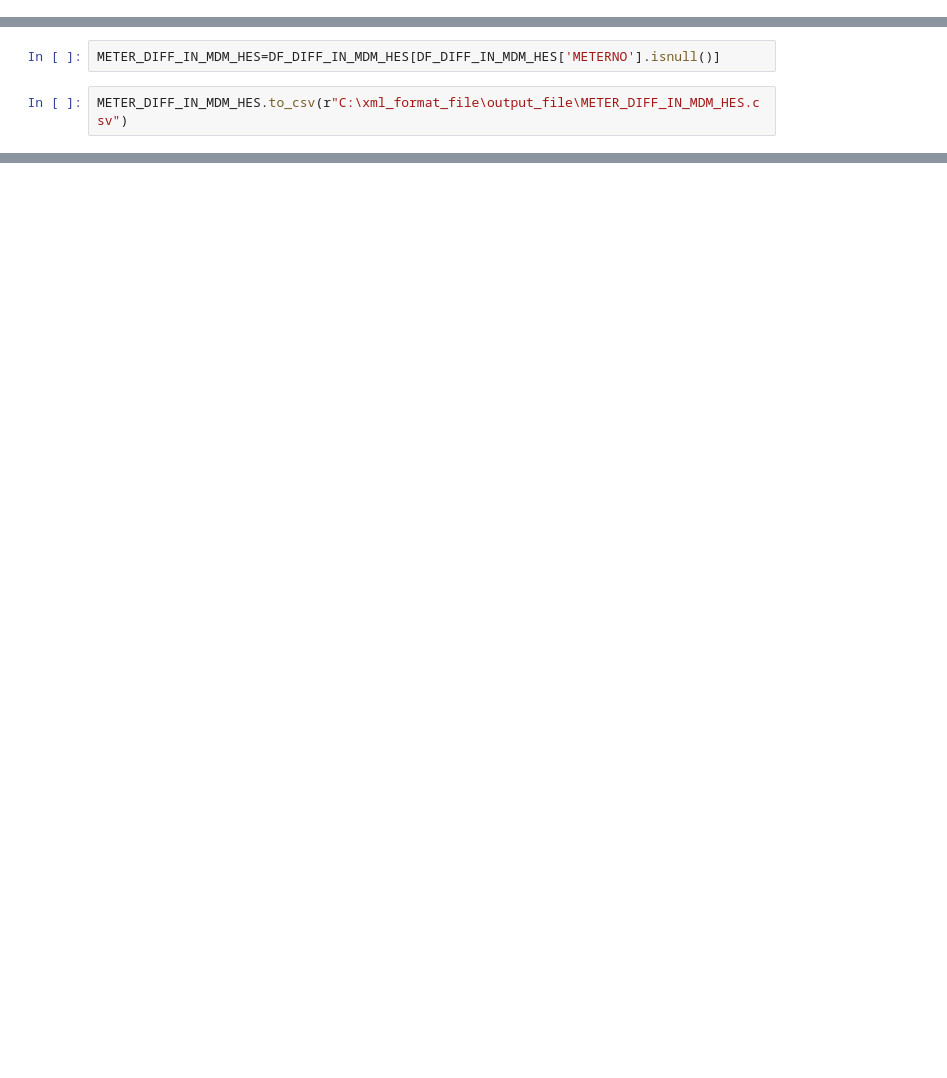
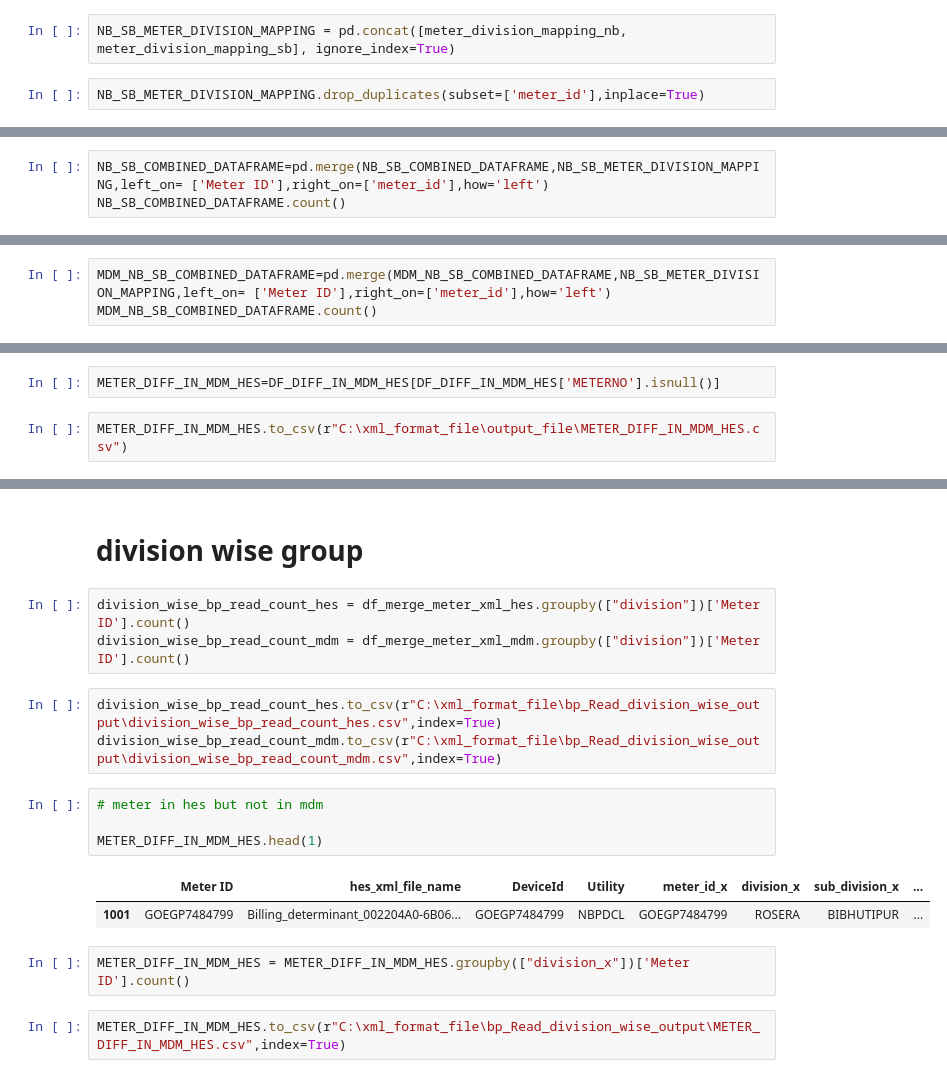
Before and after one commit to ratankj/EDF_XML_CODE, a Jupyter notebook: py_xml_refined_code.ipynb, the cells around one changed output, grey strips where cells are left out. Cells and saved outputs as stored; diff of their text form; blank space fills up the shorter version.

```diff
--- a/py_xml_refined_code.ipynb
+++ b/py_xml_refined_code.ipynb
@@ -171,0 +197,4 @@ import pandas as pd
+# %%
+NB_SB_METER_DIVISION_MAPPING = pd.concat([meter_division_mapping_nb, meter_division_mapping_sb], ignore_index=True)
+# %%
+NB_SB_METER_DIVISION_MAPPING.drop_duplicates(subset=['meter_id'],inplace=True)
@@ -222,3 +256,6 @@ DeviceId    1686428
 Utility     1686428
 Meter ID    1686428
 dtype: int64
+# %%
+NB_SB_COMBINED_DATAFRAME=pd.merge(NB_SB_COMBINED_DATAFRAME,NB_SB_METER_DIVISION_MAPPING,left_on= ['Meter ID'],right_on=['meter_id'],how='left')
+NB_SB_COMBINED_DATAFRAME.count()
@@ -306,3 +364,6 @@ UTILITY     1516977
 METERNO     1516977
 Meter ID    1516977
 dtype: int64
+# %%
+MDM_NB_SB_COMBINED_DATAFRAME=pd.merge(MDM_NB_SB_COMBINED_DATAFRAME,NB_SB_METER_DIVISION_MAPPING,left_on= ['Meter ID'],right_on=['meter_id'],how='left')
+MDM_NB_SB_COMBINED_DATAFRAME.count()
@@ -370,0 +487,19 @@ METER_DIFF_IN_MDM_HES.to_csv(r"C:\xml_format_file\output_file\METER_DIFF_IN_MDM_
+# %% [markdown]
+# division wise group
+# %%
+division_wise_bp_read_count_hes = df_merge_meter_xml_hes.groupby(["division"])['Meter ID'].count()
+division_wise_bp_read_count_mdm = df_merge_meter_xml_mdm.groupby(["division"])['Meter ID'].count()
+# %%
+division_wise_bp_read_count_hes.to_csv(r"C:\xml_format_file\bp_Read_division_wise_output\division_wise_bp_read_count_hes.csv",index=True)
+division_wise_bp_read_count_mdm.to_csv(r"C:\xml_format_file\bp_Read_division_wise_output\division_wise_bp_read_count_mdm.csv",index=True)
+# %%
+# meter in hes but not in mdm
+
+METER_DIFF_IN_MDM_HES.head(1)
+# %% [output]
+|  | Meter ID | hes_xml_file_name | DeviceId | Utility | meter_id_x | division_x | sub_division_x | ... |
+| 1001 | GOEGP7484799 | Billing_determinant_002204A0-6B06... | GOEGP7484799 | NBPDCL | GOEGP7484799 | ROSERA | BIBHUTIPUR | ... |
+# %%
+METER_DIFF_IN_MDM_HES = METER_DIFF_IN_MDM_HES.groupby(["division_x"])['Meter ID'].count()
+# %%
+METER_DIFF_IN_MDM_HES.to_csv(r"C:\xml_format_file\bp_Read_division_wise_output\METER_DIFF_IN_MDM_HES.csv",index=True)
```
Also changed, not shown: parts of 32 cells of this notebook.
